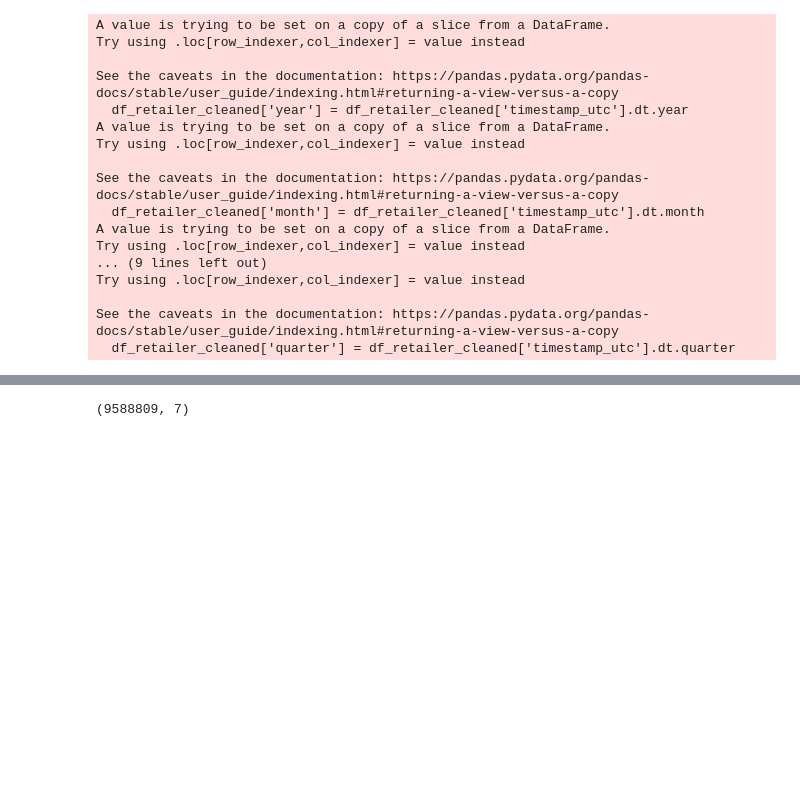
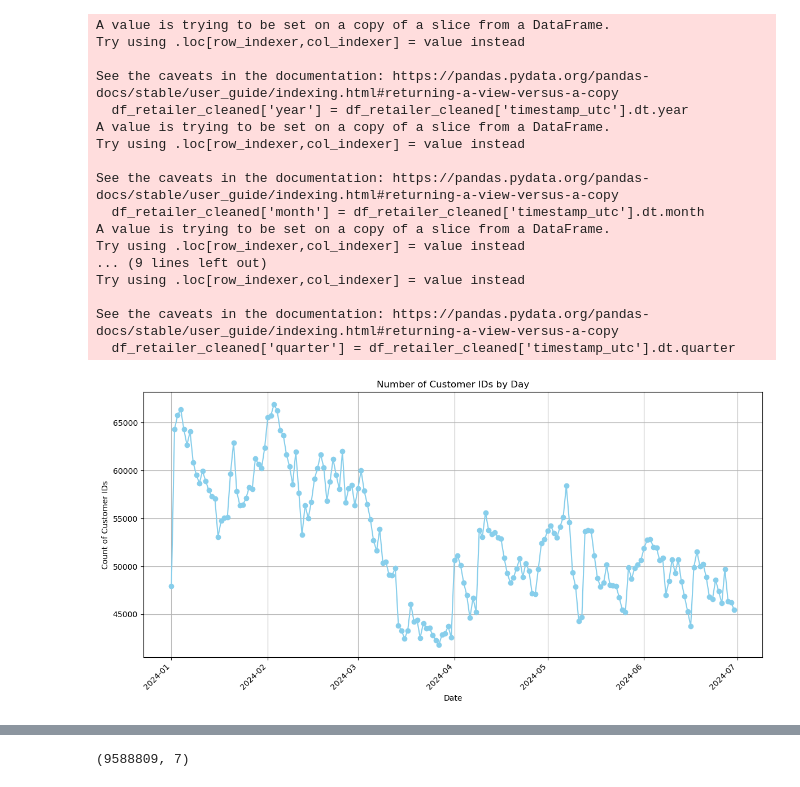
Before and after one commit to nguibe/Pet-food, a Jupyter notebook: lennart_data_cleaning_retailer.ipynb, the cells around one changed output, grey strips where cells are left out. Cells and saved outputs as stored; diff of their text form; code cells hidden in the pictures; blank space fills up the shorter version.

```diff
--- a/lennart_data_cleaning_retailer.ipynb
+++ b/lennart_data_cleaning_retailer.ipynb
@@ -526,6 +526,22 @@ Try using .loc[row_indexer,col_indexer] = value instead
 
 See the caveats in the documentation: https://pandas.pydata.org/pandas-docs/stable/user_guide/indexing.html#returning-a-view-versus-a-copy
   df_retailer_cleaned['quarter'] = df_retailer_cleaned['timestamp_utc'].dt.quarter
+# %%
+# Group by day and count unique device_ids
+timestamp_counts = df_retailer_cleaned.groupby(df_retailer_cleaned['timestamp_utc'].dt.date)['customer_id'].count()
+# %%
+# Plot customer counts by day
+plt.figure(figsize=(12, 6))
+timestamp_counts.plot(kind='line', marker='o', color='skyblue')
+plt.title('Number of Customer IDs by Day')
+plt.xlabel('Date')
+plt.ylabel('Count of Customer IDs')
+plt.xticks(rotation=45, ha='right')
+plt.grid(True)
+plt.tight_layout()
+plt.show()
+# %% [output]
+[figure, added]
 # %%
 display(df_retailer_cleaned.head(10))
 # %% [output]
```
Also changed, not shown: parts of 1 cell of this notebook, 1 other file.
